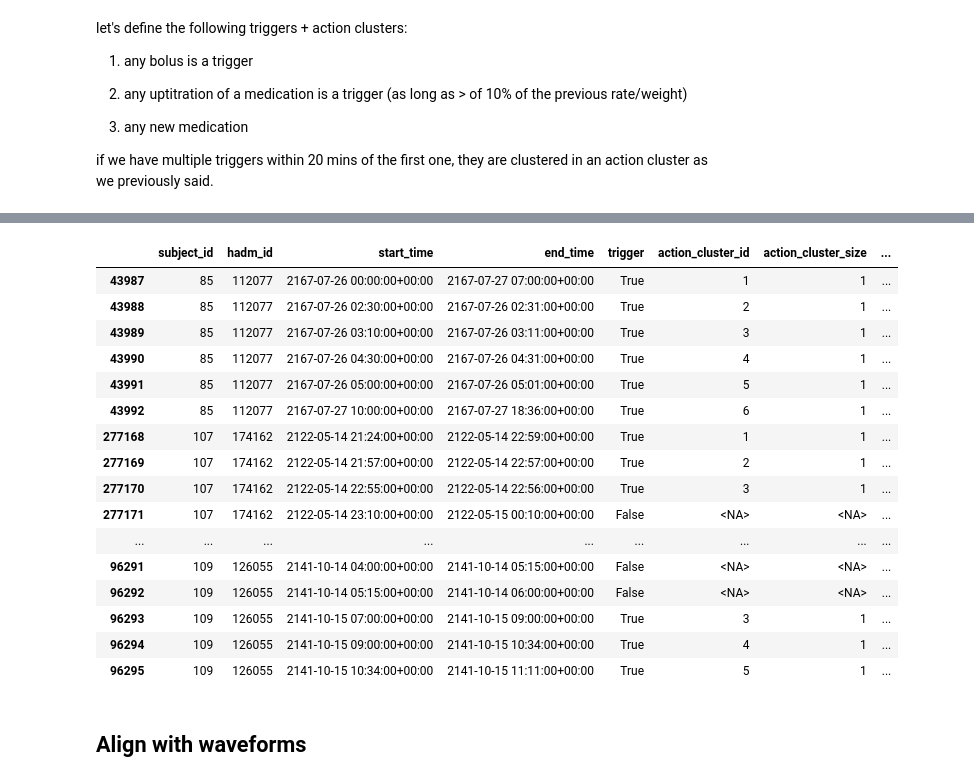
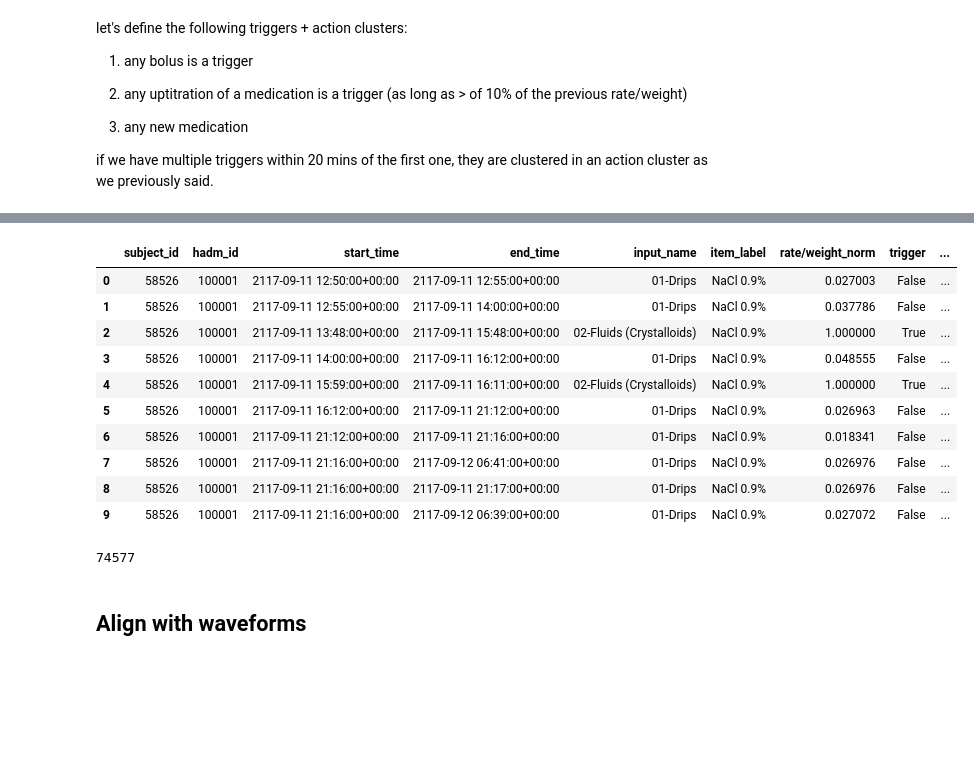
Before and after one commit to rickconci/Counterfactual_ICU, a Jupyter notebook: src_new/notebooks/data_clarification.ipynb, the cells around one changed output, grey strips where cells are left out. Drawn from its saved outputs; the diff is of its cells as text; code cells hidden in the pictures; blank space fills up the shorter version.

```diff
--- a/src_new/notebooks/data_clarification.ipynb
+++ b/src_new/notebooks/data_clarification.ipynb
@@ -587,22 +608,19 @@ import numpy as np
 
 def compute_triggers_simple(
     df: pd.DataFrame,
-    uptitration_rel_threshold: float = 0.25,  # >10% relative increase
+    uptitration_rel_threshold: float = 0.25,  # ≥25% relative increase
     min_abs_change: float = 0.02,             # ignore micro-jitters smaller than this
 ) -> pd.DataFrame:
     """
-    Triggers (evaluated on a normalized rate basis):
-      1) Any bolus (input_name contains 'bolus')
+    Triggers (on normalized rate basis):
+      1) Bolus: input_name contains 'bolus'
       2) Uptitration: (curr - prev) > 0, (curr - prev)/prev > rel_threshold, and abs(curr - prev) >= min_abs_change
       3) New medication: prev == 0 and curr > 0
-
-    Rate basis precedence: rate/weight_norm → rate/weight → rate
-    Grouping: subject_id, hadm_id, and item_label (fallback to item_id if needed)
+         • Special case: if item_label is 'NaCl 0.9%' or 'LR', require curr > 0.5 (normalized) to count as a start
     """
-    # --- make a working copy and normalize index without duplicating columns
+    # --- safe copy / index handling
     df = df.copy()
     if isinstance(df.index, pd.MultiIndex):
-        # If any index level name collides with columns, drop it; else keep it
         idx_names = [n for n in df.index.names if n is not None]
         if any(n in df.columns for n in idx_names):
             df = df.reset_index(drop=True)
@@ -626,9 +644,9 @@ def compute_triggers_simple(
         .fillna(pd.to_numeric(df.get("rate/weight"), errors="coerce"))
         .fillna(pd.to_numeric(df.get("rate"), errors="coerce"))
         .fillna(0.0)
-    )
+    ).clip(0, 1)
 
-    # --- grouping keys: prefer item_label, else item_id
+    # --- grouping keys
     item_key = "item_label" if "item_label" in df.columns else ("item_id" if "item_id" in df.columns else None)
     group_keys = [k for k in ["subject_id", "hadm_id", item_key] if k and k in df.columns]
     if not group_keys or (item_key is None):
@@ -636,16 +654,16 @@ def compute_triggers_simple(
 
     # --- order and previous rate
     sort_keys = group_keys + (["start_time"] if "start_time" in df.columns else [])
-    df = df.sort_values(sort_keys).copy()
-    df["prev_rate"] = df.groupby(group_keys)["rate_norm"].shift(1).fillna(0.0)
+    df = df.sort_values(sort_keys, kind="mergesort").copy()
+    df["prev_rate"] = df.groupby(group_keys, dropna=False)["rate_norm"].shift(1).fillna(0.0)
 
     # (1) bolus?
     is_bolus = (
-        df["input_name"].str.contains("bolus", case=False, na=False)
+        df["input_name"].astype(str).str.contains("bolus", case=False, na=False)
         if "input_name" in df.columns else pd.Series(False, index=df.index)
     )
 
-    # (2) uptitration
+    # (2) uptitration (relative + absolute guard)
     prev = df["prev_rate"]
     curr = df["rate_norm"]
     delta = curr - prev
@@ -653,15 +671,19 @@ def compute_triggers_simple(
         rel_increase = np.where(prev > 0, delta / prev, np.nan)
     uptitrate = (delta > 0) & (np.nan_to_num(rel_increase, nan=0.0) > uptitration_rel_threshold) & (delta >= min_abs_change)
 
-    # (3) new medication start
-    first_start = (prev == 0) & (curr > 0)
+    # (3) new medication start with saline/LR gate
+    first_start_base = (prev == 0) & (curr > 0)
+    saline_or_lr = df.get("item_label", pd.Series("", index=df.index)).isin(["NaCl 0.9%", "LR"])
+    first_start = first_start_base & ~(saline_or_lr & (curr <= 0.5))
 
-    # compose trigger + reason
+    # Compose trigger + reason
     trigger = is_bolus | uptitrate | first_start
     reason = np.where(
         is_bolus, "bolus",
-        np.where(uptitrate, f"uptitrate_gt{int(uptitration_rel_threshold*100)}pct_abs>={min_abs_change}",
-                 np.where(first_start, "start_new_med", ""))
+        np.where(
+            uptitrate, f"uptitrate_gt{int(uptitration_rel_threshold*100)}pct_abs>={min_abs_change}",
+            np.where(first_start, "start_new_med", "")
+        )
     )
 
     df["trigger"] = trigger
@@ -754,23 +816,19 @@ bolus                           25410
 Name: count, dtype: int64
 # %%
-trig_clustered = compute_action_clusters(trig, window_minutes=20, min_events_in_cluster=1)
+trig_clustered = compute_action_clusters(trig, window_minutes=20, min_triggers_in_cluster=1)
+# %%
+trig_clustered = trig_clustered.sort_values(by=['hadm_id', 'start_time'])
 # %%
-trig_clustered[['subject_id', 'hadm_id', 'start_time', 'end_time', 'trigger', 'action_cluster_id', 'action_cluster_size', 'action_cluster_rank']].head(50)
+trig_clustered[['subject_id', 'hadm_id', 'start_time', 'end_time','input_name', 'item_label', 'rate/weight_norm', 'trigger', 'action_cluster_id']].head(10)
 # %% [output]
-|  | subject_id | hadm_id | start_time | end_time | trigger | action_cluster_id | action_cluster_size | ... |
-| 43987 | 85 | 112077 | 2167-07-26 00:00:00+00:00 | 2167-07-27 07:00:00+00:00 | True | 1 | 1 | ... |
-| 43988 | 85 | 112077 | 2167-07-26 02:30:00+00:00 | 2167-07-26 02:31:00+00:00 | True | 2 | 1 | ... |
-| 43989 | 85 | 112077 | 2167-07-26 03:10:00+00:00 | 2167-07-26 03:11:00+00:00 | True | 3 | 1 | ... |
-| 43990 | 85 | 112077 | 2167-07-26 04:30:00+00:00 | 2167-07-26 04:31:00+00:00 | True | 4 | 1 | ... |
-| 43991 | 85 | 112077 | 2167-07-26 05:00:00+00:00 | 2167-07-26 05:01:00+00:00 | True | 5 | 1 | ... |
-| 43992 | 85 | 112077 | 2167-07-27 10:00:00+00:00 | 2167-07-27 18:36:00+00:00 | True | 6 | 1 | ... |
-| 277168 | 107 | 174162 | 2122-05-14 21:24:00+00:00 | 2122-05-14 22:59:00+00:00 | True | 1 | 1 | ... |
-| 277169 | 107 | 174162 | 2122-05-14 21:57:00+00:00 | 2122-05-14 22:57:00+00:00 | True | 2 | 1 | ... |
-| 277170 | 107 | 174162 | 2122-05-14 22:55:00+00:00 | 2122-05-14 22:56:00+00:00 | True | 3 | 1 | ... |
-| 277171 | 107 | 174162 | 2122-05-14 23:10:00+00:00 | 2122-05-15 00:10:00+00:00 | False | <NA> | <NA> | ... |
-| ... | ... | ... | ... | ... | ... | ... | ... | ... |
-| 96291 | 109 | 126055 | 2141-10-14 04:00:00+00:00 | 2141-10-14 05:15:00+00:00 | False | <NA> | <NA> | ... |
-| 96292 | 109 | 126055 | 2141-10-14 05:15:00+00:00 | 2141-10-14 06:00:00+00:00 | False | <NA> | <NA> | ... |
-| 96293 | 109 | 126055 | 2141-10-15 07:00:00+00:00 | 2141-10-15 09:00:00+00:00 | True | 3 | 1 | ... |
-| 96294 | 109 | 126055 | 2141-10-15 09:00:00+00:00 | 2141-10-15 10:34:00+00:00 | True | 4 | 1 | ... |
-| 96295 | 109 | 126055 | 2141-10-15 10:34:00+00:00 | 2141-10-15 11:11:00+00:00 | True | 5 | 1 | ... |
+|  | subject_id | hadm_id | start_time | end_time | input_name | item_label | rate/weight_norm | trigger | ... |
+| 0 | 58526 | 100001 | 2117-09-11 12:50:00+00:00 | 2117-09-11 12:55:00+00:00 | 01-Drips | NaCl 0.9% | 0.027003 | False | ... |
+| 1 | 58526 | 100001 | 2117-09-11 12:55:00+00:00 | 2117-09-11 14:00:00+00:00 | 01-Drips | NaCl 0.9% | 0.037786 | False | ... |
+| 2 | 58526 | 100001 | 2117-09-11 13:48:00+00:00 | 2117-09-11 15:48:00+00:00 | 02-Fluids (Crystalloids) | NaCl 0.9% | 1.000000 | True | ... |
+| 3 | 58526 | 100001 | 2117-09-11 14:00:00+00:00 | 2117-09-11 16:12:00+00:00 | 01-Drips | NaCl 0.9% | 0.048555 | False | ... |
+| 4 | 58526 | 100001 | 2117-09-11 15:59:00+00:00 | 2117-09-11 16:11:00+00:00 | 02-Fluids (Crystalloids) | NaCl 0.9% | 1.000000 | True | ... |
+| 5 | 58526 | 100001 | 2117-09-11 16:12:00+00:00 | 2117-09-11 21:12:00+00:00 | 01-Drips | NaCl 0.9% | 0.026963 | False | ... |
+| 6 | 58526 | 100001 | 2117-09-11 21:12:00+00:00 | 2117-09-11 21:16:00+00:00 | 01-Drips | NaCl 0.9% | 0.018341 | False | ... |
+| 7 | 58526 | 100001 | 2117-09-11 21:16:00+00:00 | 2117-09-12 06:41:00+00:00 | 01-Drips | NaCl 0.9% | 0.026976 | False | ... |
+| 8 | 58526 | 100001 | 2117-09-11 21:16:00+00:00 | 2117-09-11 21:17:00+00:00 | 01-Drips | NaCl 0.9% | 0.026976 | False | ... |
+| 9 | 58526 | 100001 | 2117-09-11 21:16:00+00:00 | 2117-09-12 06:39:00+00:00 | 01-Drips | NaCl 0.9% | 0.027072 | False | ... |
@@ -777,3 +1100,8 @@ trig_clustered[['subject_id', 'hadm_id', 'start_time', 'end_time', 'trigger', 'a
+# %%
+hadm_summary
+print(hadm_summary['clusters'].sum())
+# %% [output]
+74577
 # %% [markdown]
 ## Align with waveforms
 # %%
```
Also changed, not shown: parts of 79 cells of this notebook, 2 other files.
